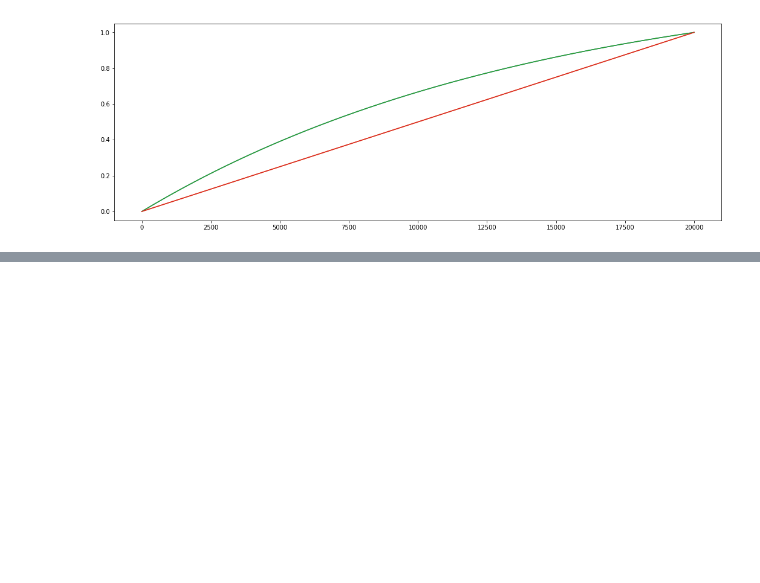
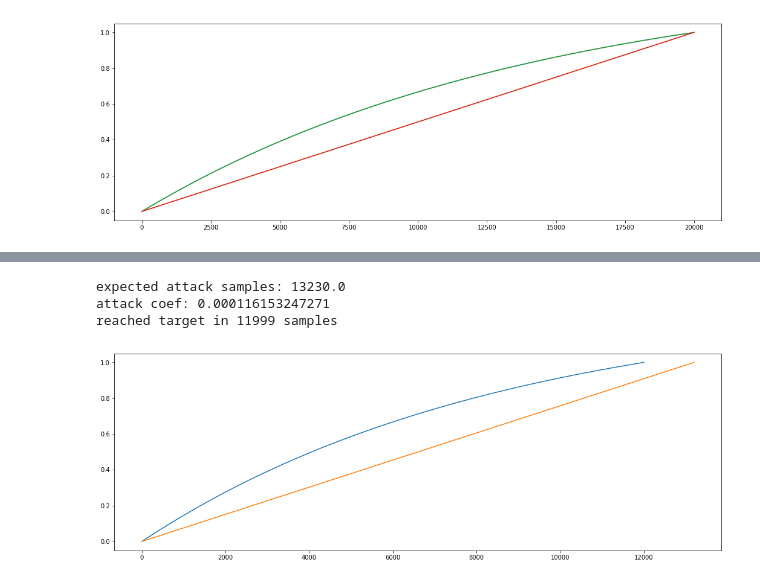
Before and after one commit to rknLA/pd-expline, a Jupyter notebook: notebook/01-exponents.ipynb, the cells around one changed output, grey strips where cells are left out. Drawn from its saved outputs; the diff is of its cells as text; code cells hidden in the pictures; blank space fills up the shorter version.

```diff
--- a/notebook/01-exponents.ipynb
+++ b/notebook/01-exponents.ipynb
@@ -311,0 +334,7 @@ reached target in 19999 samples
+# %%
+plot_attacks(0.0, 1.0, 300, 44100, 0.33)
+# %% [output]
+expected attack samples: 13230.0
+attack coef: 0.000116153247271
+reached target in 11999 samples
+[figure, added]
```
Also changed, not shown: parts of 3 cells of this notebook, 1 other file.
